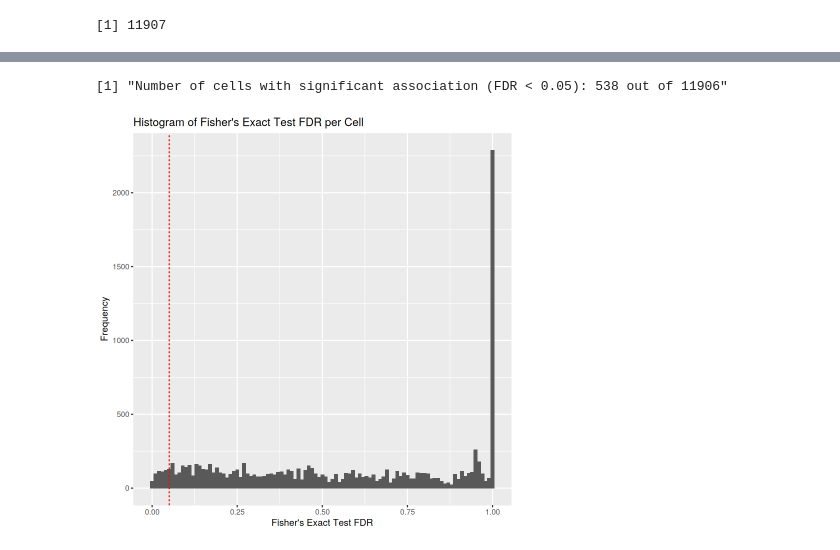
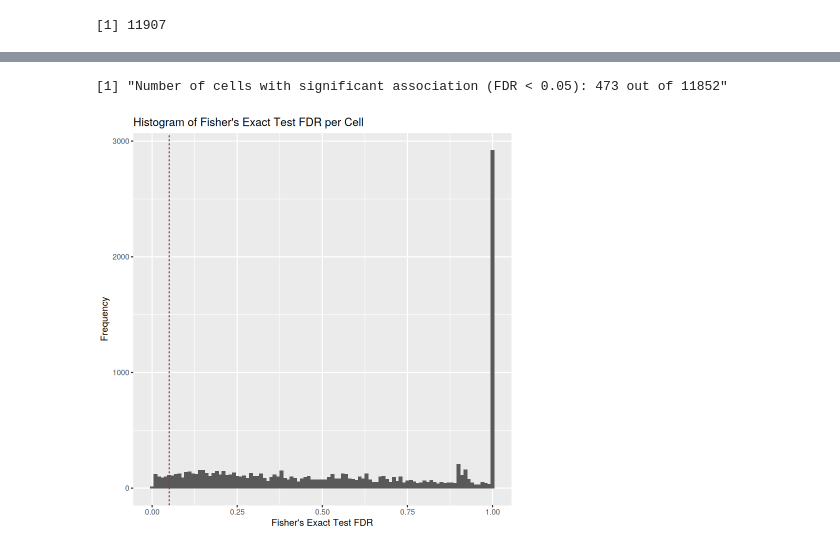
Before and after one commit to avishai987/eRNA, a Jupyter notebook: scripts/analyze_by_ATAC.ipynb, the cells around one changed output, grey strips where cells are left out. Saved outputs shown, nothing was run; the diff lists cells and outputs as text; code cells hidden in the pictures.

Commit message:
PBMC enhancers+ 10 cells filtering

```diff
--- a/scripts/analyze_by_ATAC.ipynb
+++ b/scripts/analyze_by_ATAC.ipynb
@@ -188,0 +235,5 @@ A data.frame: 6 × 11907
+# %%
+atac_counts_filtered = atac_counts[all_pbmc_enhancers, ]
+rna_enhancers_filtered = rna_enhancers[all_pbmc_enhancers, ]
+dim(atac_counts_filtered)
+dim(rna_enhancers_filtered)
@@ -189,10 +245,10 @@ A data.frame: 6 × 11907
 # %%
-atac_counts[atac_counts > 0] <- 1
-rna_enhancers[rna_enhancers > 0] <- 1
+atac_counts_filtered[atac_counts_filtered > 0] <- 1
+rna_enhancers_filtered[rna_enhancers_filtered > 0] <- 1
 # %%
-# keep only rows that expressed in at least  cell
-rows_to_keep = which(rowSums(rna_enhancers) >= 50)
+# keep only rows that expressed in at least 10 cells
+rows_to_keep = which(rowSums(rna_enhancers_filtered) >= 10)
 length(rows_to_keep)
-atac_counts = atac_counts[rows_to_keep, ]
-rna_enhancers = rna_enhancers[rows_to_keep, ]
+atac_counts = atac_counts_filtered[rows_to_keep, ]
+rna_enhancers = rna_enhancers_filtered[rows_to_keep, ]
 # %% [output]
@@ -314,30 +364,25 @@ fisher_per_cell_test = function(x, y){
     fisher.test(table(x, y))$p.value
 }
 fisher_per_cell = mapply(fisher_per_cell_test, as.data.frame(rna_enhancers), as.data.frame(atac_counts))
-# %%
-fisher_per_cell_test = function(x, y){
-    fisher.test(table(x, y))$p.value
-}
-fisher_per_cell = mapply(fisher_per_cell_test, as.data.frame(rna_enhancers), as.data.frame(atac_counts))
 # %%
 # create a data frame for plotting
 fisher_df = data.frame(fdr = p.adjust(fisher_per_cell,method = "fdr"))
 
 # plot the histogram
 ggplot(fisher_df, aes(x = fdr)) +
     geom_histogram(binwidth = 0.01) +
     xlab("Fisher's Exact Test FDR") +
     ylab("Frequency") +
     # add line at 0.05 significance level
-    geom_vline(xintercept = 0.05, color = "red", linetype = "dashed") +
+    geom_vline(xintercept = 0.05, color = "#8a3c3c", linetype = "dashed") +
     ggtitle("Histogram of Fisher's Exact Test FDR per Cell")
 
 #count cells with significant FDR < 0.05
 significant_cells = sum(fisher_df$fdr < 0.05)
 print(paste0("Number of cells with significant association (FDR < 0.05): ", significant_cells, " out of ", length(fisher_per_cell)))
 # %% [output]
-[1] "Number of cells with significant association (FDR < 0.05): 538 out of 11906"
+[1] "Number of cells with significant association (FDR < 0.05): 473 out of 11852"
-[figure, old version]
+[figure, new version]
 # %%
 # histogram of fisher per enhancer p-values with ggplot2
 library(ggplot2)
```
Also changed, not shown: parts of 27 cells of this notebook.
